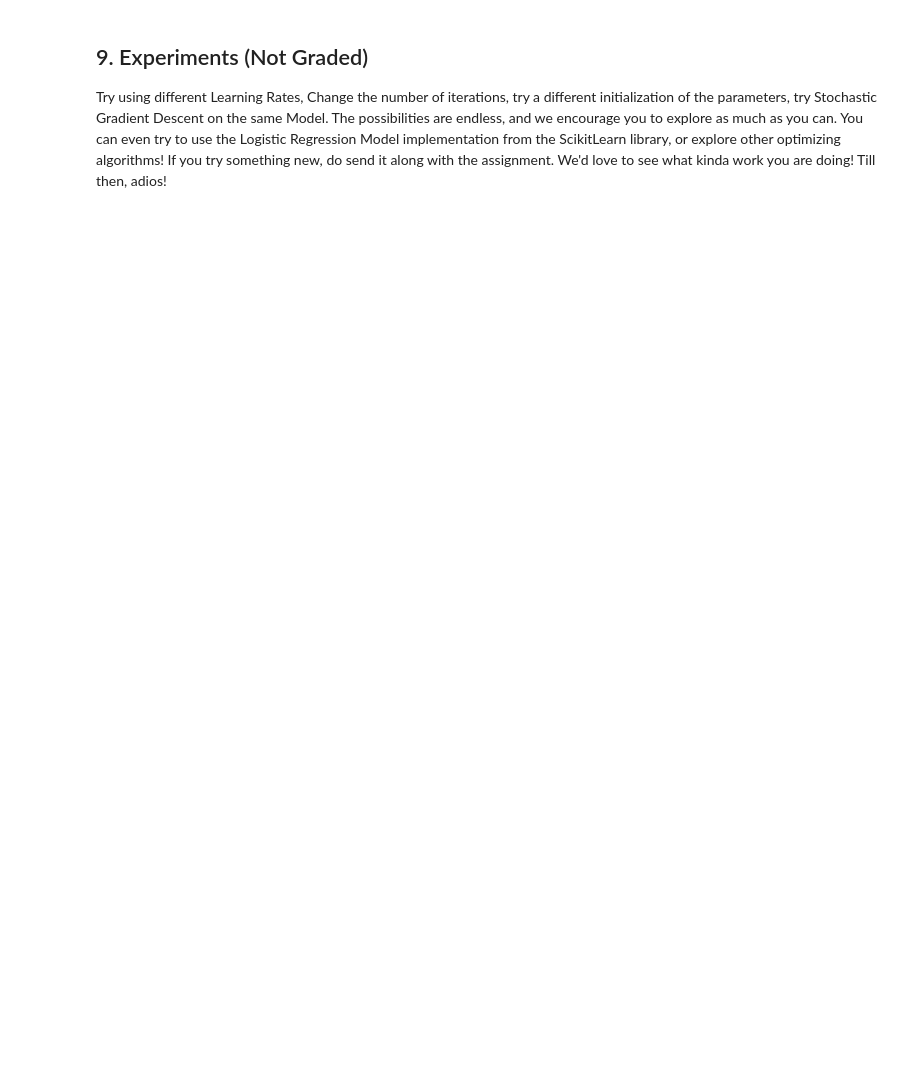
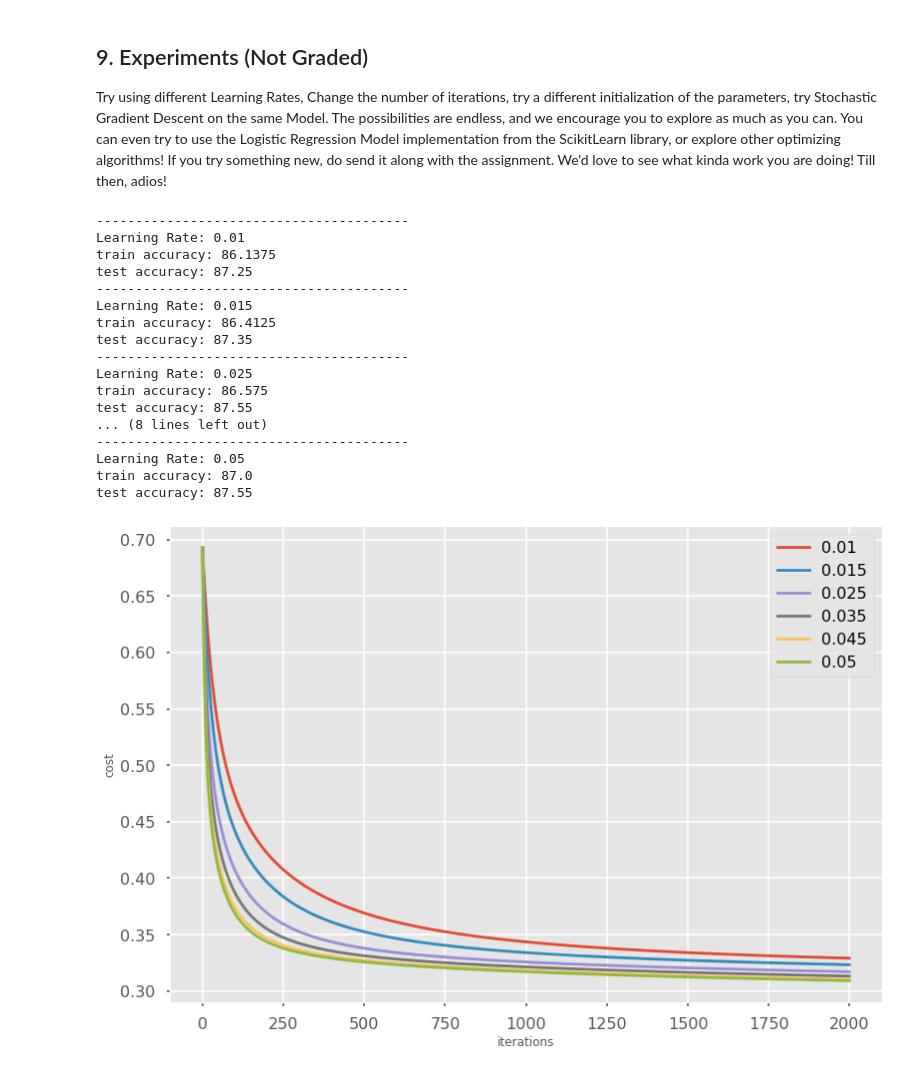
Before and after one commit to adeecc/Machine-Learning-Summer-Group, a Jupyter notebook: 5_Logistic_Regression/5_Logistic_Regression_Assignment.ipynb, the cells around one changed output. Cells and saved outputs as stored; diff of their text form; code cells hidden in the pictures; blank space fills up the shorter version.

```diff
--- a/5_Logistic_Regression/5_Logistic_Regression_Assignment.ipynb
+++ b/5_Logistic_Regression/5_Logistic_Regression_Assignment.ipynb
@@ -314,3 +387,41 @@ model(X_train, Y_train, X_test, Y_test, num_iterations=2000, learning_rate=0.1,
 ## 9. Experiments (Not Graded)
 
 Try using different Learning Rates, Change the number of iterations, try a different initialization of the parameters, try Stochastic Gradient Descent on the same Model. The possibilities are endless, and we encourage you to explore as much as you can. You can even try to use the Logistic Regression Model implementation from the ScikitLearn library, or explore other optimizing algorithms! If you try something new, do send it along with the assignment. We'd love to see what kinda work you are doing! Till then, adios!
+# %%
+learning_rates = [0.01, 0.015, 0.025, 0.035, 0.045, 0.05]
+loss_plot = {}
+
+
+for learning_rate in learning_rates:
+    print(f"{'-' * 40}\nLearning Rate: {learning_rate}")
+
+    train_accuracy, test_accuracy, costs = model(X_train, Y_train, X_test, Y_test, num_iterations=2000, learning_rate=learning_rate, print_freq=0)
+
+#     print(f"Train Accuracy: {train_accuracy}\nTest Accuracy: {test_accuracy}\n", "-" * 80)
+
+    plt.plot(costs)
+
+plt.legend(learning_rates)
+plt.ylabel('cost')
+plt.xlabel('iterations')
+# plt.title(f"Learning rate = {learning_rate}")
+plt.show()
+# %% [output]
+----------------------------------------
+Learning Rate: 0.01
+train accuracy: 86.1375
+test accuracy: 87.25
+----------------------------------------
+Learning Rate: 0.015
+train accuracy: 86.4125
+test accuracy: 87.35
+----------------------------------------
+Learning Rate: 0.025
+train accuracy: 86.575
+test accuracy: 87.55
+... (8 lines left out)
+----------------------------------------
+Learning Rate: 0.05
+train accuracy: 87.0
+test accuracy: 87.55
+[figure, added]
```
Also changed, not shown: parts of 13 cells of this notebook, 2 other files.
